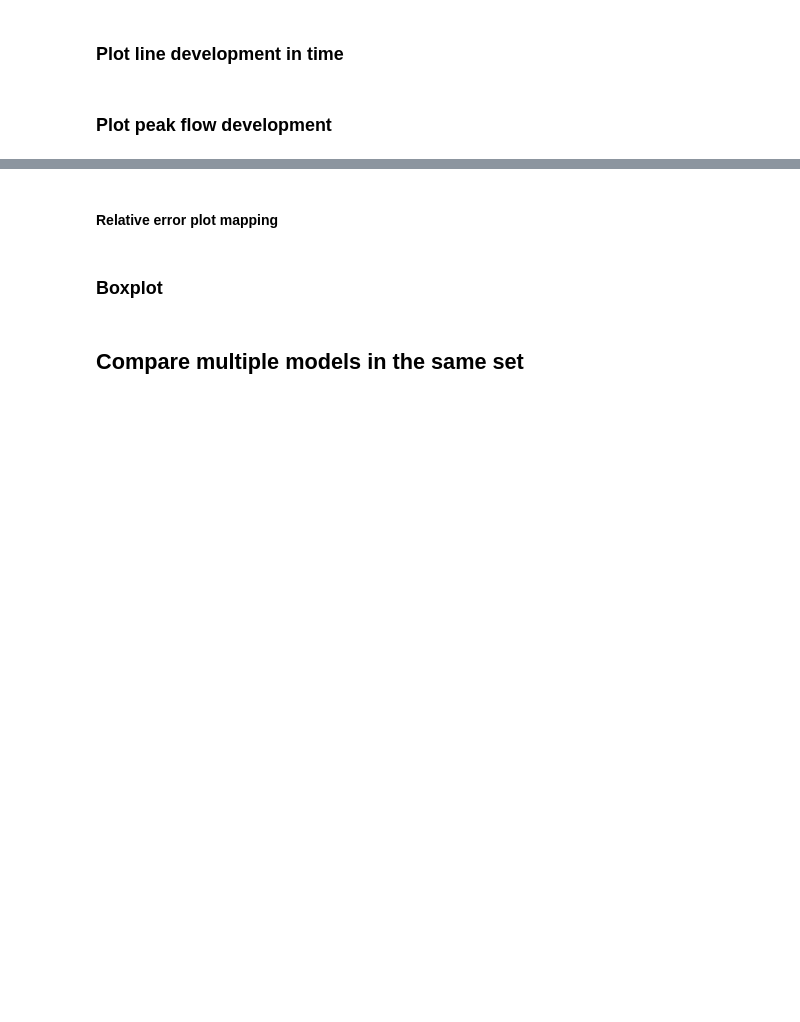
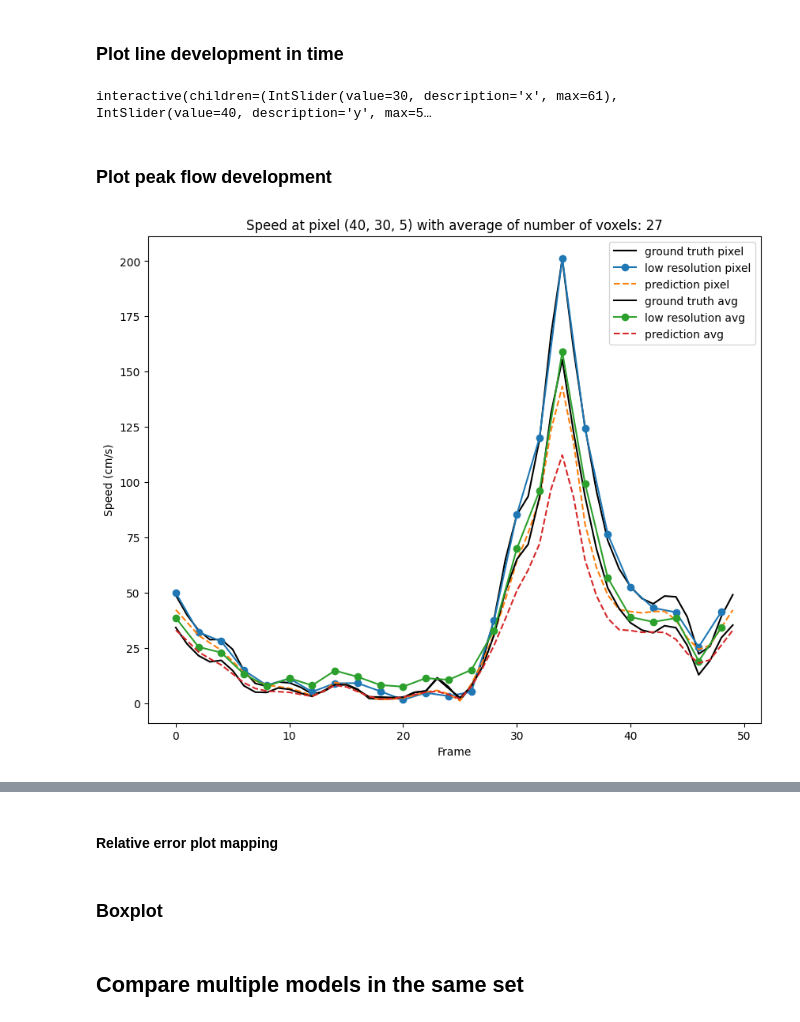
Before and after one commit to PiaaCaa/4DFlowNet, a Jupyter notebook: src/evaluate_plots.ipynb, the cells around one changed output, grey strips where cells are left out. Saved outputs shown, nothing was run; the diff lists cells and outputs as text; code cells hidden in the pictures; blank space fills up the shorter version.

```diff
--- a/src/evaluate_plots.ipynb
+++ b/src/evaluate_plots.ipynb
@@ -585,9 +697,9 @@ def f_regression(frame=10 ):
 # %% [markdown]
 ### Plot line development in time
 # %%
-vel_colnames=['u_fluid', 'v_fluid', 'w_fluid']
+
 #def show_temporal_development_line(gt, lr, pred, mask, axis, indices, save_as = "Temporal_development.png"):
-@widgets.interact(x=(0, gt["u"].shape[1]-1), y = (0, gt["u"].shape[2]-1), vel=vel_colnames, axis=(1, 3))
+@widgets.interact(x=(0, gt["u"].shape[1]-1), y = (0, gt["u"].shape[2]-1), vel=vel_colnames_fluid, axis=(1, 3))
 def f_temporal_development_lines(x = 30,y =40, vel = "u", axis =1):
 
         indices = (x, y)
@@ -628,31 +740,38 @@ def f_temporal_development_lines(x = 30,y =40, vel = "u", axis =1):
         plt.title("SR")
         plt.xticks([])
         plt.yticks([])
+# %% [output]
+interactive(children=(IntSlider(value=30, description='x', max=61), IntSlider(value=40, description='y', max=5…
 # %% [markdown]
 ### Plot peak flow development
 # %%
 #Params for plot
 patch_size = 1
-show_avg = False
+show_avg = True
 show_pixel = True
 
+def show_peak_flow_pixel(lr_data, hr_data,pred_data,  patch_size, show_avg, show_pixel):
 
-idx_max = np.unravel_index(np.argmax(gt['speed']), shape = gt['speed'].shape)
-x = np.arange(gt['speed'].shape[0])
-if show_pixel:
-    plt.plot(x, gt['speed'][:, idx_max[1], idx_max[2], idx_max[3]]*100,  label = 'ground truth pixel', color = 'black')
-    plt.plot(x[::2], lr['speed'][:, idx_max[1], idx_max[2], idx_max[3]]*100,'-o' ,label = 'low resolution pixel')
-    plt.plot(x, pred['speed'][:, idx_max[1], idx_max[2], idx_max[3]]*100,'--', label = 'prediction pixel')
+    idx_max = np.unravel_index(np.argmax(hr_data['speed']), shape = hr_data['speed'].shape)
+    x = np.arange(hr_data['speed'].shape[0])
+    if show_pixel:
+        plt.plot(x, hr_data['speed'][:, idx_max[1], idx_max[2], idx_max[3]]*100,  label = 'ground truth pixel', color = 'black')
+        plt.plot(x[::2], lr['speed'][:, idx_max[1], idx_max[2], idx_max[3]]*100,'-o' ,label = 'low resolution pixel')
+        plt.plot(x, pred['speed'][:, idx_max[1], idx_max[2], idx_max[3]]*100,'--', label = 'prediction pixel')
 
-if show_avg:
-    plt.plot(x,         np.average(gt['speed']  [:, idx_max[1]-patch_size:idx_max[1]+patch_size+1, idx_max[2]-patch_size:idx_max[2]+patch_size+1, idx_max[3]-patch_size:idx_max[3]+patch_size+1], axis = (1, 2, 3))*100,  label = 'ground truth avg', color = 'black')
-    plt.plot(x[::2],    np.average(lr['speed']  [:, idx_max[1]-patch_size:idx_max[1]+patch_size+1, idx_max[2]-patch_size:idx_max[2]+patch_size+1, idx_max[3]-patch_size:idx_max[3]+patch_size+1], axis = (1, 2, 3))*100,'-o' ,label = 'low resolution avg')
-    plt.plot(x,         np.average(pred['speed'][:, idx_max[1]-patch_size:idx_max[1]+patch_size+1, idx_max[2]-patch_size:idx_max[2]+patch_size+1, idx_max[3]-patch_size:idx_max[3]+patch_size+1], axis = (1, 2, 3))*100,'--', label = 'prediction avg')
-plt.title(f"Speed at pixel {idx_max[1::]} with average of number of voxels: {(2*patch_size+1)**3}")
-plt.ylabel('Speed (cm/s)')
-plt.xlabel('Frame')
-plt.legend()
-plt.show()
+    if show_avg:
+        plt.plot(x,         np.average(hr_data['speed']  [:, idx_max[1]-patch_size:idx_max[1]+patch_size+1, idx_max[2]-patch_size:idx_max[2]+patch_size+1, idx_max[3]-patch_size:idx_max[3]+patch_size+1], axis = (1, 2, 3))*100,  label = 'ground truth avg', color = 'black')
+        plt.plot(x[::2],    np.average(lr_data['speed']  [:, idx_max[1]-patch_size:idx_max[1]+patch_size+1, idx_max[2]-patch_size:idx_max[2]+patch_size+1, idx_max[3]-patch_size:idx_max[3]+patch_size+1], axis = (1, 2, 3))*100,'-o' ,label = 'low resolution avg')
+        plt.plot(x,         np.average(pred_data['speed'][:, idx_max[1]-patch_size:idx_max[1]+patch_size+1, idx_max[2]-patch_size:idx_max[2]+patch_size+1, idx_max[3]-patch_size:idx_max[3]+patch_size+1], axis = (1, 2, 3))*100,'--', label = 'prediction avg')
+    plt.title(f"Speed at pixel {idx_max[1::]} with average of number of voxels: {(2*patch_size+1)**3}")
+    plt.ylabel('Speed (cm/s)')
+    plt.xlabel('Frame')
+    plt.legend()
+    plt.show()
+
+show_peak_flow_pixel(lr, gt, pred, patch_size, show_avg, show_pixel)
+# %% [output]
+[figure, added]
 # %%
 #show_timeframes(gt,lr,  pred,mask, rel_error, dt,  timepoints, axis, idx, save_as = "Frame_comparison.png")
 # check interpolation result
```
Also changed, not shown: parts of 28 cells of this notebook, 8 other files.
